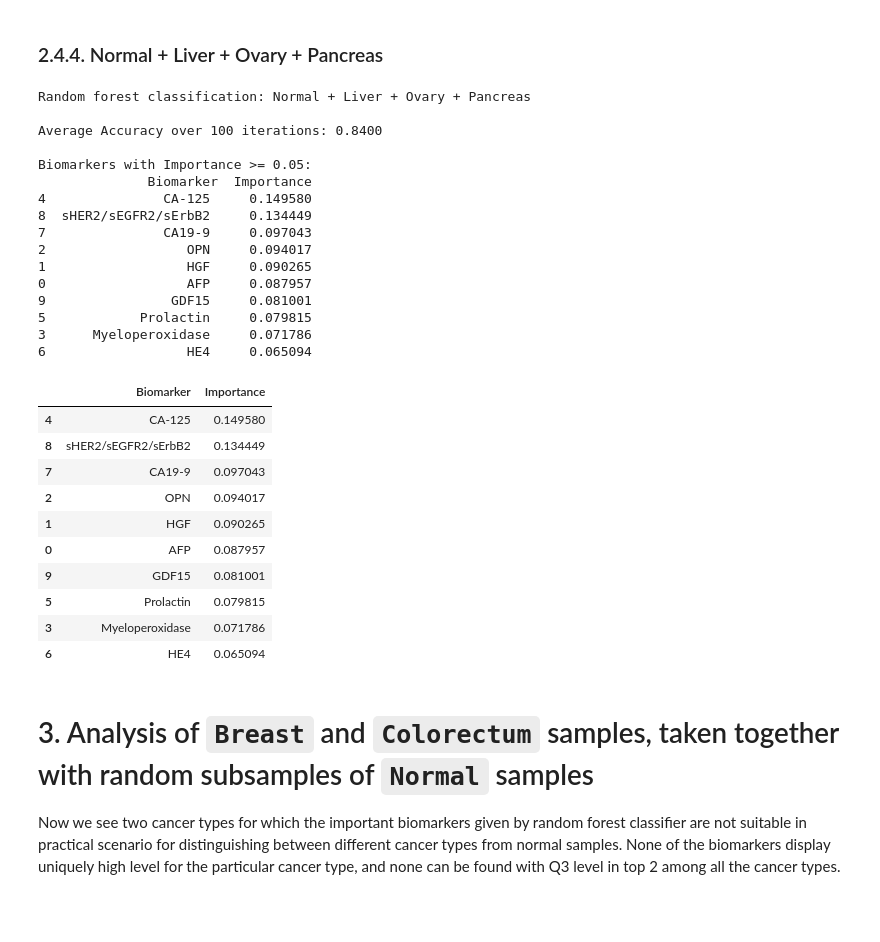
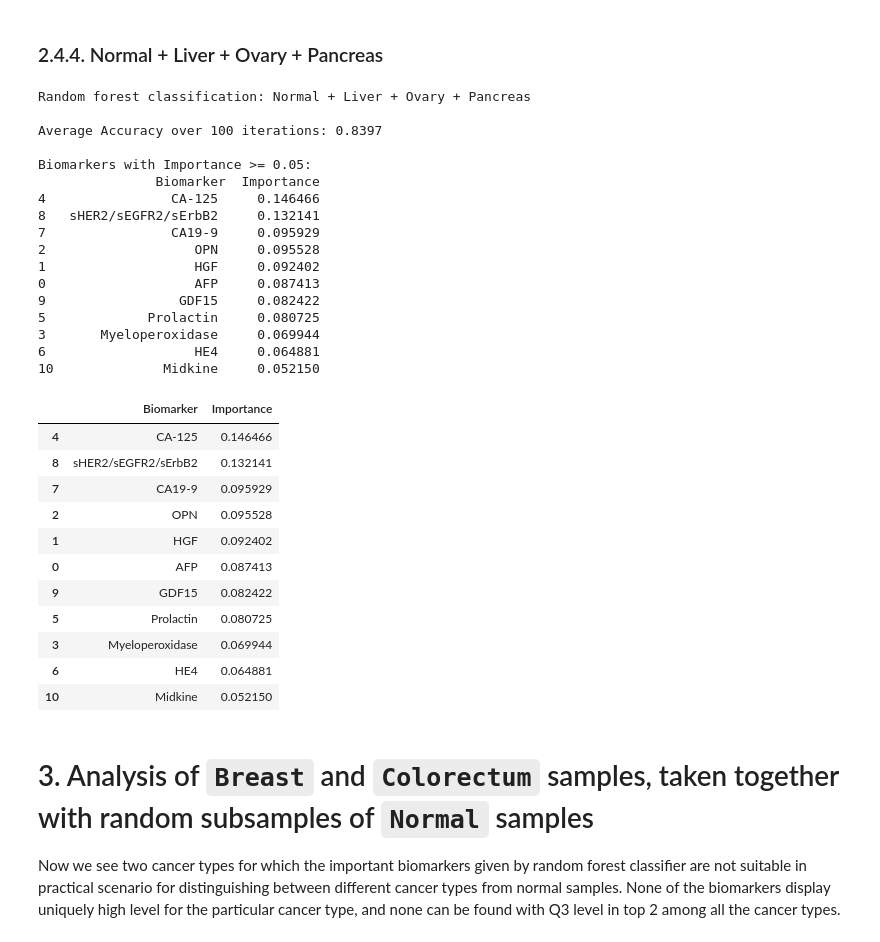
Before and after one commit to subhajitbn/Cancer-Biomarkers-from-Clinical-Data, a Jupyter notebook: tutorial-full.ipynb, the cells around one changed output. Saved outputs shown, nothing was run; the diff lists cells and outputs as text; code cells hidden in the pictures; blank space fills up the shorter version.

```diff
--- a/tutorial-full.ipynb
+++ b/tutorial-full.ipynb
@@ -491,42 +491,44 @@ Model classes: ['Normal' 'Pancreas']
 # %%
 liver_ovary_pancreas_finalized_biomarkers = liver_finalized_biomarkers + ovary_finalized_biomarkers + pancreas_finalized_biomarkers
 rf_normal_cancers(categories = categories,
                   dfs = dfs,
                   cancer1_category_index = 3,
                   cancer2_category_index = 6,
                   cancer3_category_index = 7,
                   selected_biomarkers = np.array(liver_ovary_pancreas_finalized_biomarkers),
-                  test_size = 0.2,
+                  test_size = 0.4,
                   iterations = 100,
                   threshold = 0.05)
 # %% [output]
 Random forest classification: Normal + Liver + Ovary + Pancreas
 
-Average Accuracy over 100 iterations: 0.8400
+Average Accuracy over 100 iterations: 0.8397
 
 Biomarkers with Importance >= 0.05:
-              Biomarker  Importance
-4               CA-125     0.149580
-8  sHER2/sEGFR2/sErbB2     0.134449
-7               CA19-9     0.097043
-2                  OPN     0.094017
-1                  HGF     0.090265
-0                  AFP     0.087957
-9                GDF15     0.081001
-5            Prolactin     0.079815
-3      Myeloperoxidase     0.071786
-6                  HE4     0.065094
+               Biomarker  Importance
+4                CA-125     0.146466
+8   sHER2/sEGFR2/sErbB2     0.132141
+7                CA19-9     0.095929
+2                   OPN     0.095528
+1                   HGF     0.092402
+0                   AFP     0.087413
+9                 GDF15     0.082422
+5             Prolactin     0.080725
+3       Myeloperoxidase     0.069944
+6                   HE4     0.064881
+10              Midkine     0.052150
 |  | Biomarker | Importance |
-| 4 | CA-125 | 0.149580 |
-| 8 | sHER2/sEGFR2/sErbB2 | 0.134449 |
-| 7 | CA19-9 | 0.097043 |
-| 2 | OPN | 0.094017 |
-| 1 | HGF | 0.090265 |
-| 0 | AFP | 0.087957 |
-| 9 | GDF15 | 0.081001 |
-| 5 | Prolactin | 0.079815 |
-| 3 | Myeloperoxidase | 0.071786 |
-| 6 | HE4 | 0.065094 |
+| 4 | CA-125 | 0.146466 |
+| 8 | sHER2/sEGFR2/sErbB2 | 0.132141 |
+| 7 | CA19-9 | 0.095929 |
+| 2 | OPN | 0.095528 |
+| 1 | HGF | 0.092402 |
+| 0 | AFP | 0.087413 |
+| 9 | GDF15 | 0.082422 |
+| 5 | Prolactin | 0.080725 |
+| 3 | Myeloperoxidase | 0.069944 |
+| 6 | HE4 | 0.064881 |
+| 10 | Midkine | 0.052150 |
 # %% [markdown]
 # 3. Analysis of `Breast` and `Colorectum` samples, taken together with random subsamples of `Normal` samples
 
```
Also changed, not shown: parts of 3 cells of this notebook, 3 other files.
